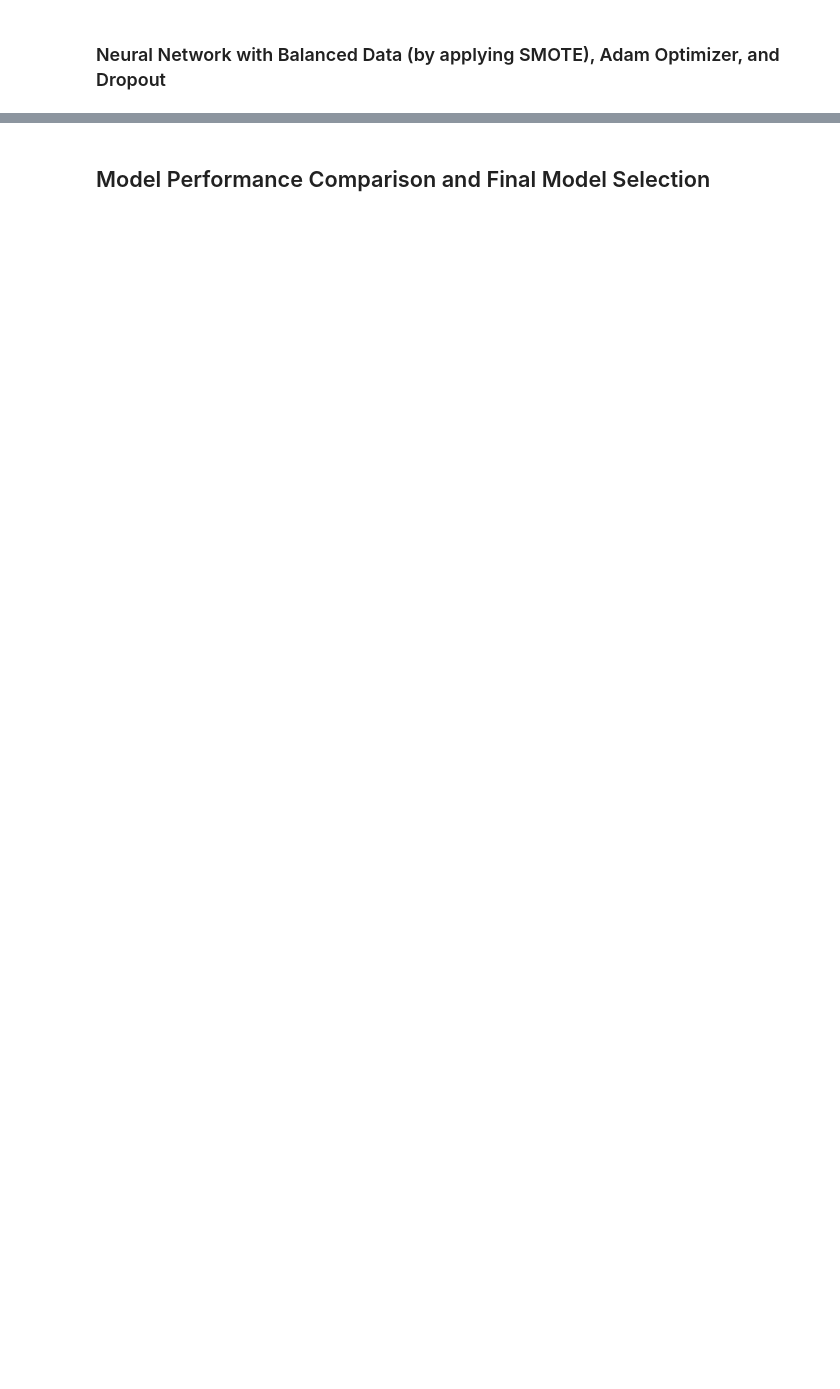
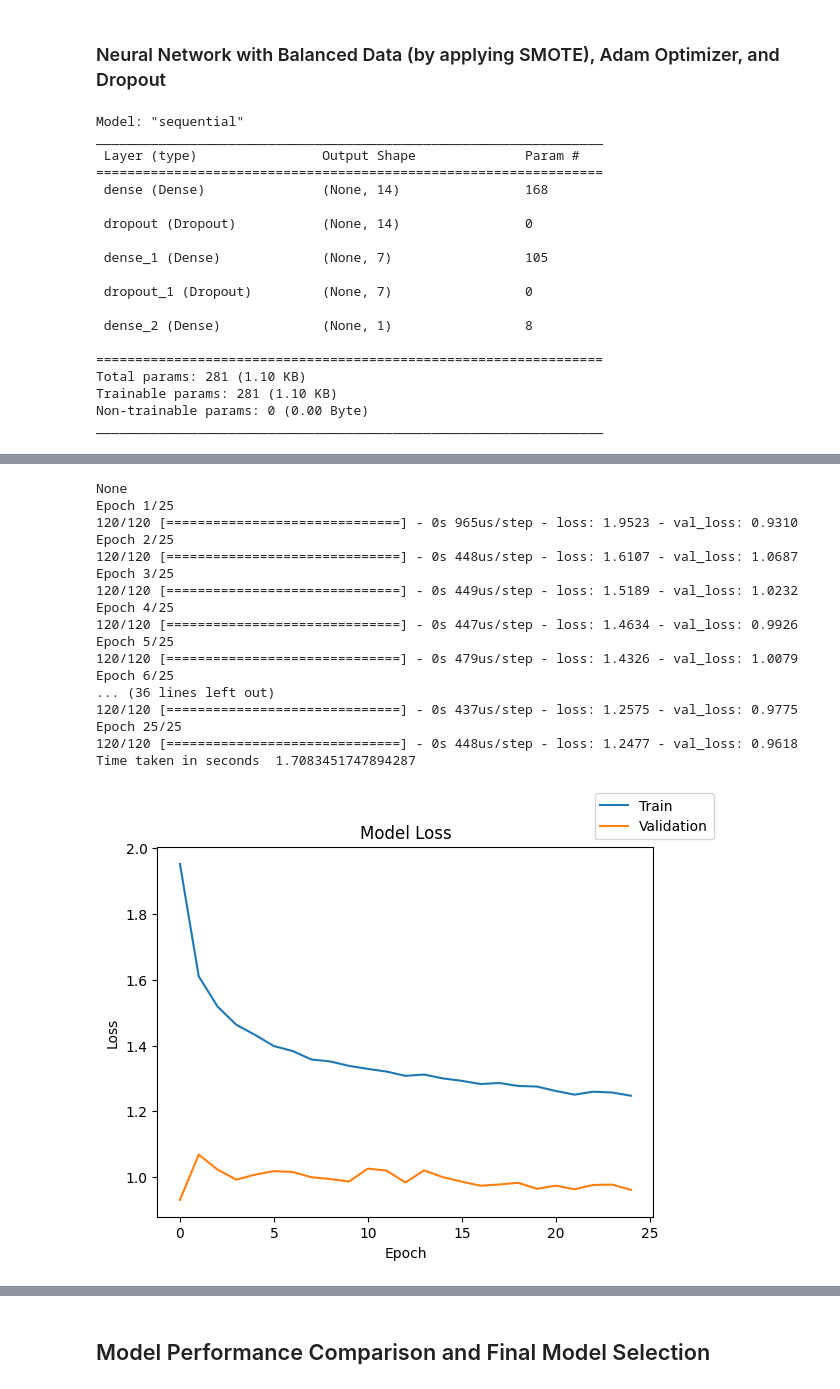
Before and after one commit to rsdomingues/aiml_learning, a Jupyter notebook: 4.intro-to-neural-networks/3.project/INN_Learner_Notebook_Full_code.ipynb, the cells around one changed output, grey strips where cells are left out. Saved outputs shown, nothing was run; the diff lists cells and outputs as text; code cells hidden in the pictures; blank space fills up the shorter version.

```diff
--- a/4.intro-to-neural-networks/3.project/INN_Learner_Notebook_Full_code.ipynb
+++ b/4.intro-to-neural-networks/3.project/INN_Learner_Notebook_Full_code.ipynb
@@ -549,2 +1091,55 @@ Write down the logic for choosing the metric that would be the best metric for t
 # %% [markdown]
 ### Neural Network with Balanced Data (by applying SMOTE), Adam Optimizer, and Dropout
+# %%
+# Splitting the data before applying SMOTE to avoid data leakage
+X_train_smote, X_val_smote, y_train_smote, y_val_smote = train_test_split(X_train, y_train, test_size=0.2, random_state=42)
+
+# Applying SMOTE to the training data
+smote = SMOTE(random_state=42)
+X_train_resampled, y_train_resampled = smote.fit_resample(X_train_smote, y_train_smote)
+
+# Clearing the current Keras session
+tf.keras.backend.clear_session()
+
+# Initializing the neural network
+model = Sequential()
+model.add(Dense(14,activation="relu",input_dim=X_train.shape[1]))
+model.add(Dropout(0.3))
+model.add(Dense(7,activation="relu"))
+model.add(Dropout(0.15))
+model.add(Dense(1,activation="sigmoid"))
+print(model.summary())
+
+# Defining Adam as the optimizer to be used
+optimizer = tf.keras.optimizers.Adam()
+model.compile(loss='binary_crossentropy', optimizer=optimizer)
+
+# Fitting the model with resampled data
+start = time.time()
+history = model.fit(X_train_resampled, y_train_resampled, validation_data=(X_val_smote, y_val_smote),
+                    batch_size=batch_size, epochs=epochs, class_weight=cw_dict)
+end = time.time()
+
+# Observing the results
+print("Time taken in seconds ", end - start)
+plot(history, 'loss')
+# %% [output]
+Model: "sequential"
+_________________________________________________________________
+ Layer (type)                Output Shape              Param #
+=================================================================
+ dense (Dense)               (None, 14)                168
+
+ dropout (Dropout)           (None, 14)                0
+
+ dense_1 (Dense)             (None, 7)                 105
+
+ dropout_1 (Dropout)         (None, 7)                 0
+
+ dense_2 (Dense)             (None, 1)                 8
+
+=================================================================
+Total params: 281 (1.10 KB)
+Trainable params: 281 (1.10 KB)
+Non-trainable params: 0 (0.00 Byte)
+_________________________________________________________________
@@ -550,0 +1147,18 @@ Write down the logic for choosing the metric that would be the best metric for t
+None
+Epoch 1/25
+120/120 [==============================] - 0s 965us/step - loss: 1.9523 - val_loss: 0.9310
+Epoch 2/25
+120/120 [==============================] - 0s 448us/step - loss: 1.6107 - val_loss: 1.0687
+Epoch 3/25
+120/120 [==============================] - 0s 449us/step - loss: 1.5189 - val_loss: 1.0232
+Epoch 4/25
+120/120 [==============================] - 0s 447us/step - loss: 1.4634 - val_loss: 0.9926
+Epoch 5/25
+120/120 [==============================] - 0s 479us/step - loss: 1.4326 - val_loss: 1.0079
+Epoch 6/25
+... (36 lines left out)
+120/120 [==============================] - 0s 437us/step - loss: 1.2575 - val_loss: 0.9775
+Epoch 25/25
+120/120 [==============================] - 0s 448us/step - loss: 1.2477 - val_loss: 0.9618
+Time taken in seconds  1.7083451747894287
+[figure, added]
```
Also changed, not shown: parts of 34 cells of this notebook.
